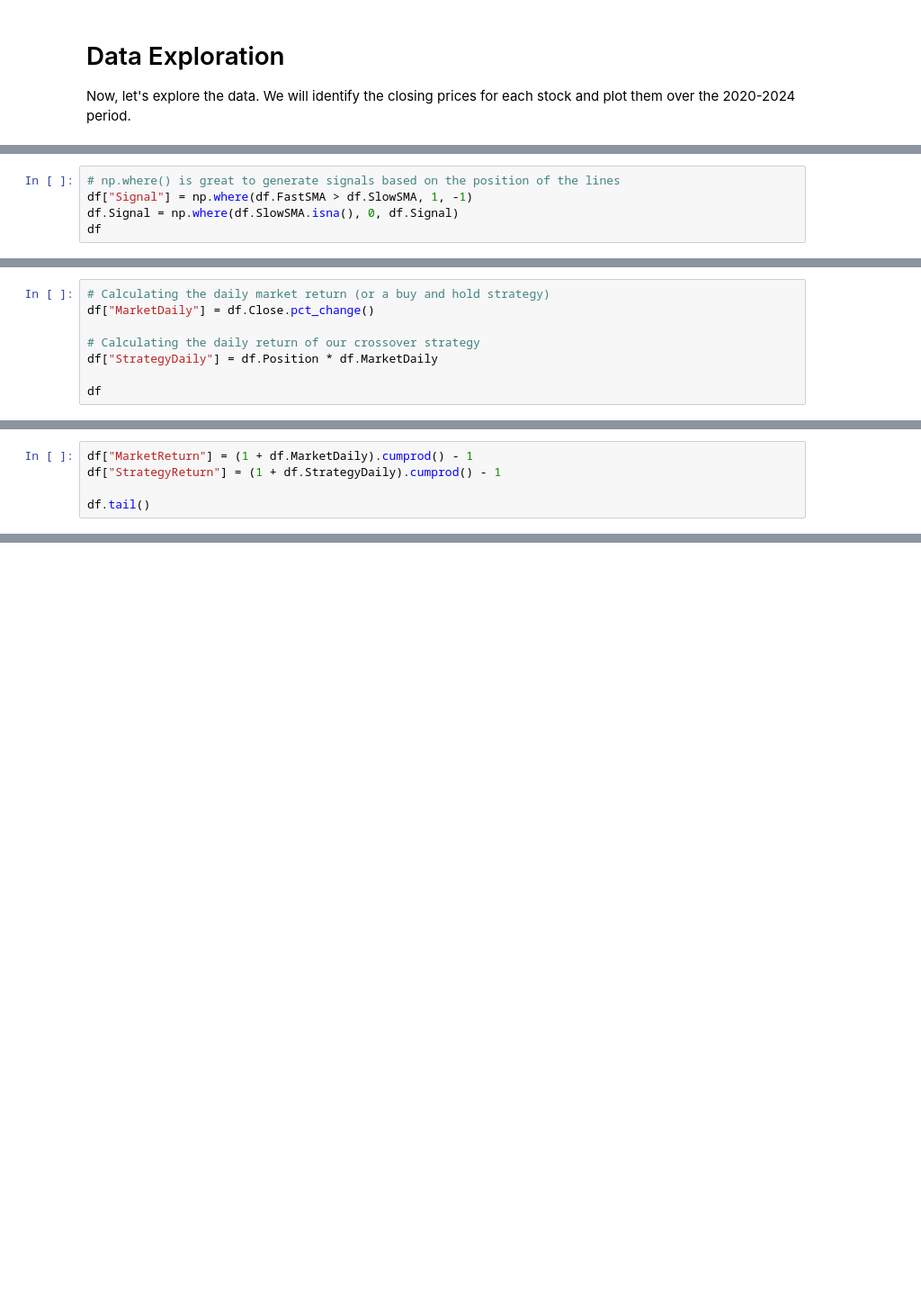
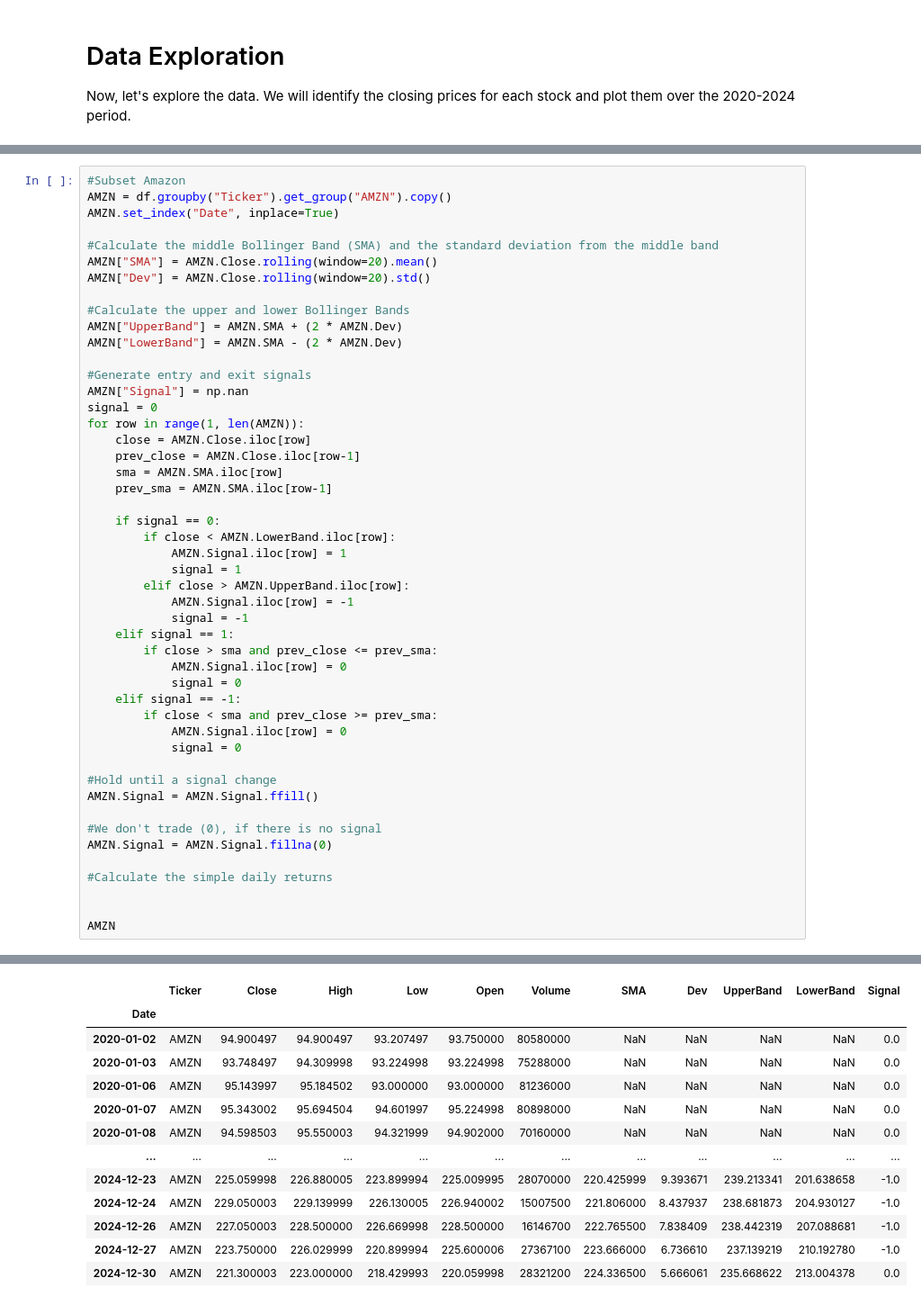
Before and after one commit to Imperial-Business-School/python-for-finance-Sophie222222, a Jupyter notebook: Individual Assignment/Individual Assignment.ipynb, the cells around one changed output, grey strips where cells are left out. Shown: that part at 90% size. Drawn from its saved outputs; the diff is of its cells as text; blank space fills up the shorter version.

```diff
--- a/Individual Assignment/Individual Assignment.ipynb
+++ b/Individual Assignment/Individual Assignment.ipynb
@@ -217,5 +129,0 @@ To determine the crossover points, we will create a new column signal which will
-# %%
-# np.where() is great to generate signals based on the position of the lines
-df["Signal"] = np.where(df.FastSMA > df.SlowSMA, 1, -1)
-df.Signal = np.where(df.SlowSMA.isna(), 0, df.Signal)
-df
@@ -284,8 +129,0 @@ Next we calculate the market daily returns normally using `pct_change()`. We the
-# %%
-# Calculating the daily market return (or a buy and hold strategy)
-df["MarketDaily"] = df.Close.pct_change()
-
-# Calculating the daily return of our crossover strategy
-df["StrategyDaily"] = df.Position * df.MarketDaily
-
-df
@@ -309,5 +129,0 @@ To determine if our strategy would profit or lose, we can calculate the cumulati
-# %%
-df["MarketReturn"] = (1 + df.MarketDaily).cumprod() - 1
-df["StrategyReturn"] = (1 + df.StrategyDaily).cumprod() - 1
-
-df.tail()
@@ -332,0 +136,49 @@ plt.show()
+# %%
+#Subset Amazon
+AMZN = df.groupby("Ticker").get_group("AMZN").copy()
+AMZN.set_index("Date", inplace=True)
+
+#Calculate the middle Bollinger Band (SMA) and the standard deviation from the middle band
+AMZN["SMA"] = AMZN.Close.rolling(window=20).mean()
+AMZN["Dev"] = AMZN.Close.rolling(window=20).std()
+
+#Calculate the upper and lower Bollinger Bands
+AMZN["UpperBand"] = AMZN.SMA + (2 * AMZN.Dev)
+AMZN["LowerBand"] = AMZN.SMA - (2 * AMZN.Dev)
+
+#Generate entry and exit signals
+AMZN["Signal"] = np.nan
+signal = 0
+for row in range(1, len(AMZN)):
+	close = AMZN.Close.iloc[row]
+	prev_close = AMZN.Close.iloc[row-1]
+	sma = AMZN.SMA.iloc[row]
+	prev_sma = AMZN.SMA.iloc[row-1]
+
+	if signal == 0:
+		if close < AMZN.LowerBand.iloc[row]:
+			AMZN.Signal.iloc[row] = 1
+			signal = 1
+		elif close > AMZN.UpperBand.iloc[row]:
+			AMZN.Signal.iloc[row] = -1
+			signal = -1
+	elif signal == 1:
+		if close > sma and prev_close <= prev_sma:
+			AMZN.Signal.iloc[row] = 0
+			signal = 0
+	elif signal == -1:
+		if close < sma and prev_close >= prev_sma:
+			AMZN.Signal.iloc[row] = 0
+			signal = 0
+
+#Hold until a signal change
+AMZN.Signal = AMZN.Signal.ffill()
+
+#We don't trade (0), if there is no signal
+AMZN.Signal = AMZN.Signal.fillna(0)
+
+#Calculate the simple daily returns
+
+
+AMZN
+# %% [output]
@@ -332,0 +202,13 @@ plt.show()
+|  | Ticker | Close | High | Low | Open | Volume | SMA | Dev | UpperBand | LowerBand | Signal |
+| Date |  |  |  |  |  |  |  |  |  |  |  |
+| 2020-01-02 | AMZN | 94.900497 | 94.900497 | 93.207497 | 93.750000 | 80580000 | NaN | NaN | NaN | NaN | 0.0 |
+| 2020-01-03 | AMZN | 93.748497 | 94.309998 | 93.224998 | 93.224998 | 75288000 | NaN | NaN | NaN | NaN | 0.0 |
+| 2020-01-06 | AMZN | 95.143997 | 95.184502 | 93.000000 | 93.000000 | 81236000 | NaN | NaN | NaN | NaN | 0.0 |
+| 2020-01-07 | AMZN | 95.343002 | 95.694504 | 94.601997 | 95.224998 | 80898000 | NaN | NaN | NaN | NaN | 0.0 |
+| 2020-01-08 | AMZN | 94.598503 | 95.550003 | 94.321999 | 94.902000 | 70160000 | NaN | NaN | NaN | NaN | 0.0 |
+| ... | ... | ... | ... | ... | ... | ... | ... | ... | ... | ... | ... |
+| 2024-12-23 | AMZN | 225.059998 | 226.880005 | 223.899994 | 225.009995 | 28070000 | 220.425999 | 9.393671 | 239.213341 | 201.638658 | -1.0 |
+| 2024-12-24 | AMZN | 229.050003 | 229.139999 | 226.130005 | 226.940002 | 15007500 | 221.806000 | 8.437937 | 238.681873 | 204.930127 | -1.0 |
+| 2024-12-26 | AMZN | 227.050003 | 228.500000 | 226.669998 | 228.500000 | 16146700 | 222.765500 | 7.838409 | 238.442319 | 207.088681 | -1.0 |
+| 2024-12-27 | AMZN | 223.750000 | 226.029999 | 220.899994 | 225.600006 | 27367100 | 223.666000 | 6.736610 | 237.139219 | 210.192780 | -1.0 |
+| 2024-12-30 | AMZN | 221.300003 | 223.000000 | 218.429993 | 220.059998 | 28321200 | 224.336500 | 5.666061 | 235.668622 | 213.004378 | 0.0 |
```
Also changed, not shown: parts of 26 cells of this notebook, 2 other files.
